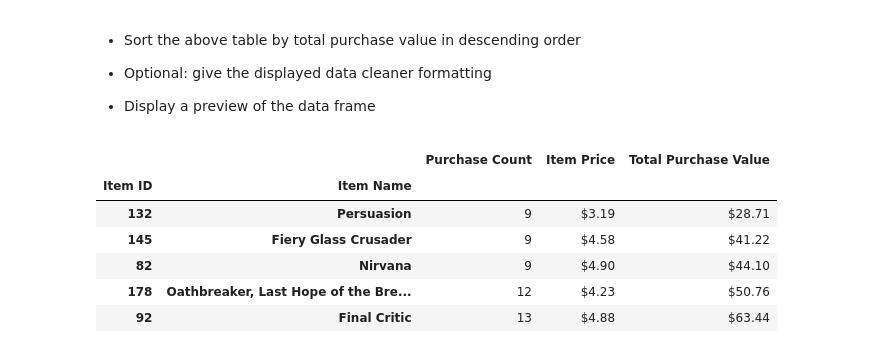
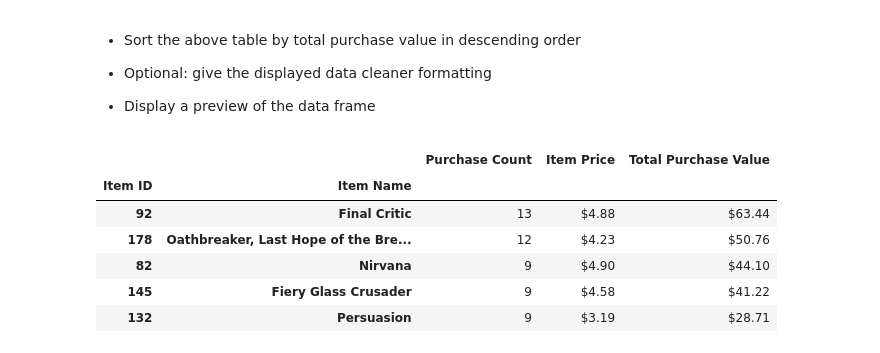
Before and after one commit to bay0624/Pandas-Challenge, a Jupyter notebook: HeroesOfPymoli/HeroesOfPymoli_starter.ipynb, the cells around one changed output. Drawn from its saved outputs; the diff is of its cells as text; code cells hidden in the pictures.

Commit message:
Fix most profitable item

```diff
--- a/HeroesOfPymoli/HeroesOfPymoli_starter.ipynb
+++ b/HeroesOfPymoli/HeroesOfPymoli_starter.ipynb
@@ -444,13 +444,13 @@ most_popular_items_df
 
 * Display a preview of the data frame
 # %%
-most_popular_items_df.sort_values(["Total Purchase Value"], axis=0, ascending=True, inplace=True)
+most_popular_items_df.sort_values(["Total Purchase Value"], axis=0, ascending=False, inplace=True)
 most_popular_items_df
 # %% [output]
 |  |  | Purchase Count | Item Price | Total Purchase Value |
 | Item ID | Item Name |  |  |  |
+| 92 | Final Critic | 13 | $4.88 | $63.44 |
+| 178 | Oathbreaker, Last Hope of the Bre... | 12 | $4.23 | $50.76 |
+| 82 | Nirvana | 9 | $4.90 | $44.10 |
+| 145 | Fiery Glass Crusader | 9 | $4.58 | $41.22 |
 | 132 | Persuasion | 9 | $3.19 | $28.71 |
-| 145 | Fiery Glass Crusader | 9 | $4.58 | $41.22 |
-| 82 | Nirvana | 9 | $4.90 | $44.10 |
-| 178 | Oathbreaker, Last Hope of the Bre... | 12 | $4.23 | $50.76 |
-| 92 | Final Critic | 13 | $4.88 | $63.44 |
```
